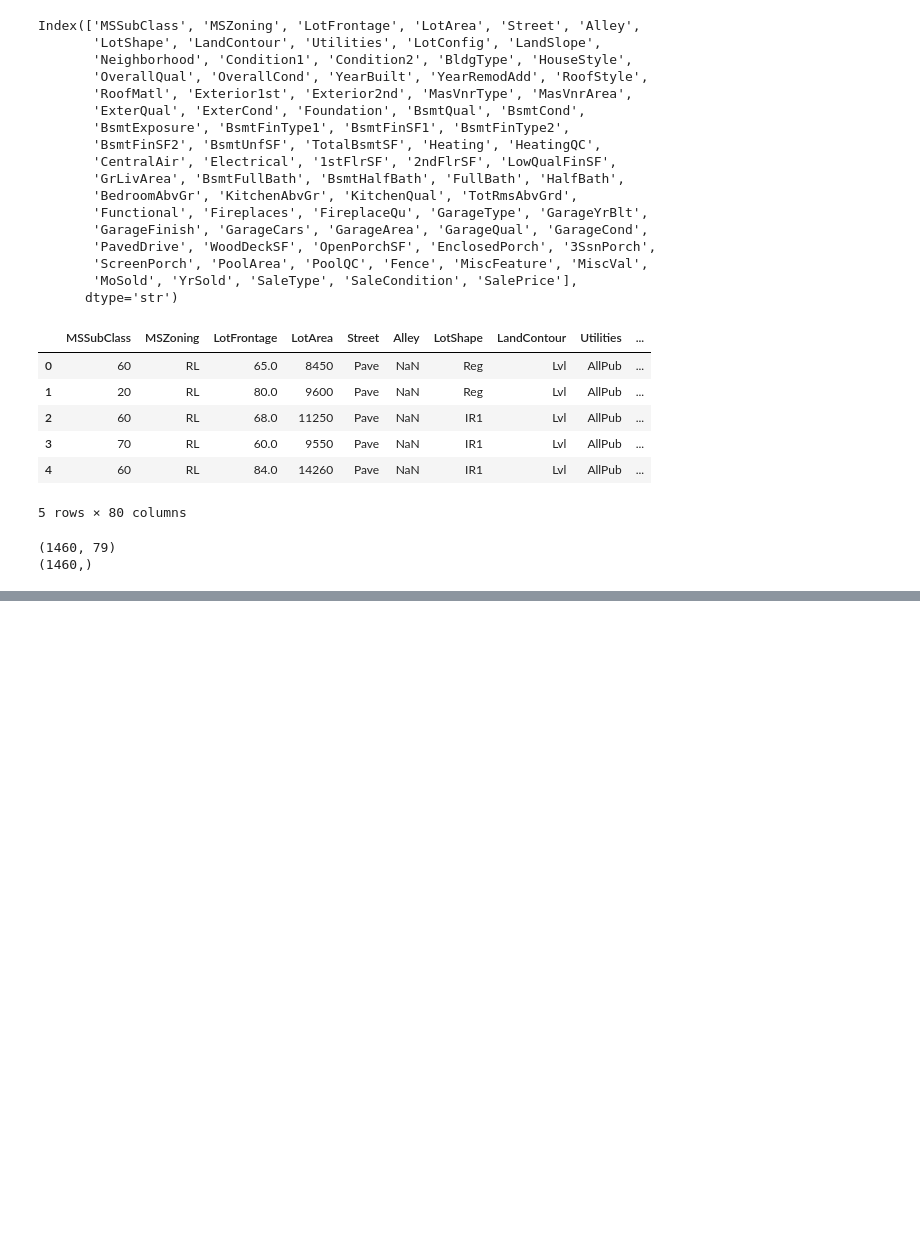
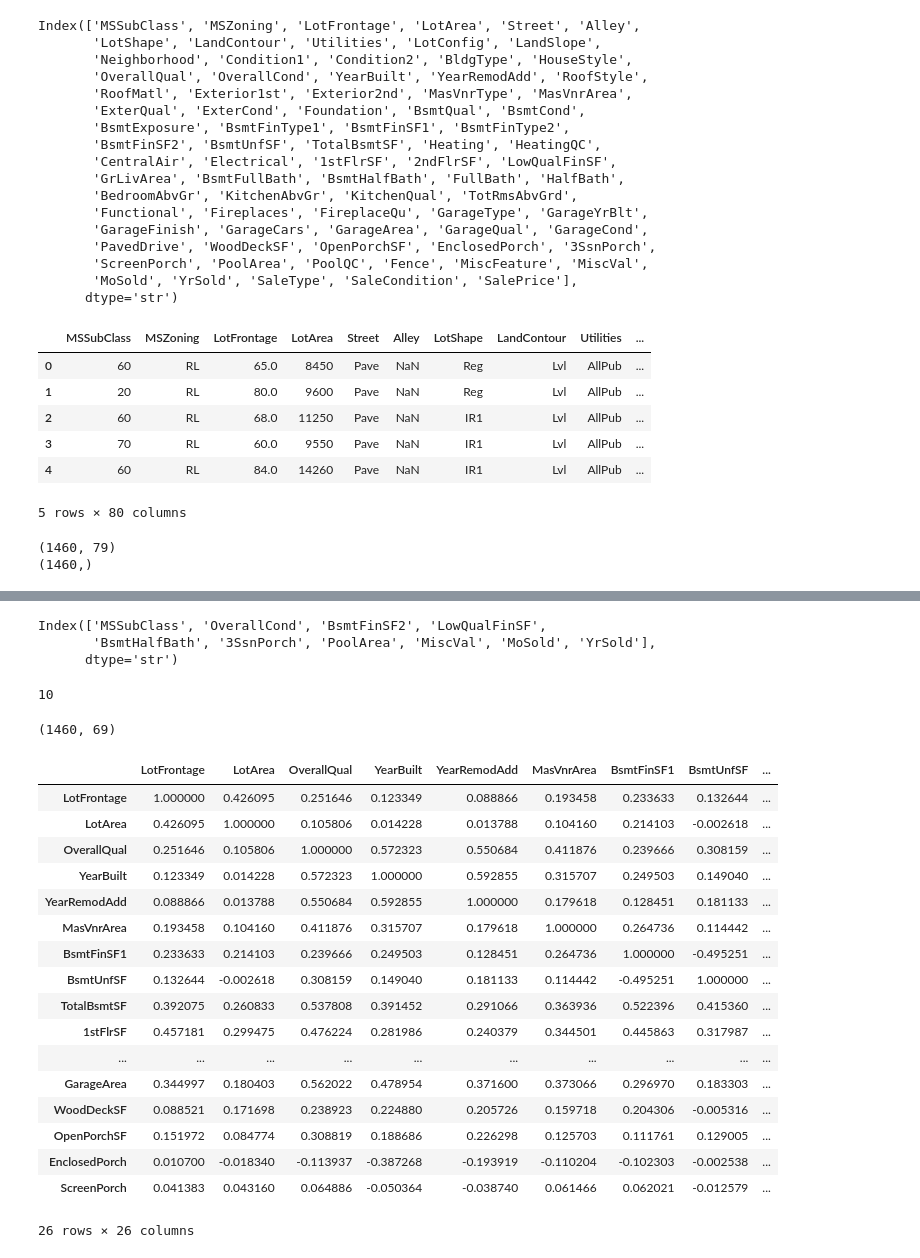
Before and after one commit to Prashantpd7/AI_ML, a Jupyter notebook: Krish_Naik/Feature_Engineering/practicing.ipynb, the cells around one changed output, grey strips where cells are left out. Saved outputs shown, nothing was run; the diff lists cells and outputs as text; code cells hidden in the pictures; blank space fills up the shorter version.

```diff
--- a/Krish_Naik/Feature_Engineering/practicing.ipynb
+++ b/Krish_Naik/Feature_Engineering/practicing.ipynb
@@ -97,0 +104,2 @@ print(y.shape)
+# %%
+target_corr = x_numeric.corrwith(y)
@@ -97,0 +160,41 @@ print(y.shape)
+# %%
+low_corr_feature = target_corr[abs(target_corr) < 0.1].index
+# %%
+low_corr_feature
+# %% [output]
+Index(['MSSubClass', 'OverallCond', 'BsmtFinSF2', 'LowQualFinSF',
+       'BsmtHalfBath', '3SsnPorch', 'PoolArea', 'MiscVal', 'MoSold', 'YrSold'],
+      dtype='str')
+# %%
+len(low_corr_feature)
+# %% [output]
+10
+# %%
+x = x.drop(columns = low_corr_feature)
+# %%
+x.shape
+# %% [output]
+(1460, 69)
+# %%
+corr_matrix = x.select_dtypes(include="number").corr()
+# %%
+corr_matrix
+# %% [output]
+|  | LotFrontage | LotArea | OverallQual | YearBuilt | YearRemodAdd | MasVnrArea | BsmtFinSF1 | BsmtUnfSF | ... |
+| LotFrontage | 1.000000 | 0.426095 | 0.251646 | 0.123349 | 0.088866 | 0.193458 | 0.233633 | 0.132644 | ... |
+| LotArea | 0.426095 | 1.000000 | 0.105806 | 0.014228 | 0.013788 | 0.104160 | 0.214103 | -0.002618 | ... |
+| OverallQual | 0.251646 | 0.105806 | 1.000000 | 0.572323 | 0.550684 | 0.411876 | 0.239666 | 0.308159 | ... |
+| YearBuilt | 0.123349 | 0.014228 | 0.572323 | 1.000000 | 0.592855 | 0.315707 | 0.249503 | 0.149040 | ... |
+| YearRemodAdd | 0.088866 | 0.013788 | 0.550684 | 0.592855 | 1.000000 | 0.179618 | 0.128451 | 0.181133 | ... |
+| MasVnrArea | 0.193458 | 0.104160 | 0.411876 | 0.315707 | 0.179618 | 1.000000 | 0.264736 | 0.114442 | ... |
+| BsmtFinSF1 | 0.233633 | 0.214103 | 0.239666 | 0.249503 | 0.128451 | 0.264736 | 1.000000 | -0.495251 | ... |
+| BsmtUnfSF | 0.132644 | -0.002618 | 0.308159 | 0.149040 | 0.181133 | 0.114442 | -0.495251 | 1.000000 | ... |
+| TotalBsmtSF | 0.392075 | 0.260833 | 0.537808 | 0.391452 | 0.291066 | 0.363936 | 0.522396 | 0.415360 | ... |
+| 1stFlrSF | 0.457181 | 0.299475 | 0.476224 | 0.281986 | 0.240379 | 0.344501 | 0.445863 | 0.317987 | ... |
+| ... | ... | ... | ... | ... | ... | ... | ... | ... | ... |
+| GarageArea | 0.344997 | 0.180403 | 0.562022 | 0.478954 | 0.371600 | 0.373066 | 0.296970 | 0.183303 | ... |
+| WoodDeckSF | 0.088521 | 0.171698 | 0.238923 | 0.224880 | 0.205726 | 0.159718 | 0.204306 | -0.005316 | ... |
+| OpenPorchSF | 0.151972 | 0.084774 | 0.308819 | 0.188686 | 0.226298 | 0.125703 | 0.111761 | 0.129005 | ... |
+| EnclosedPorch | 0.010700 | -0.018340 | -0.113937 | -0.387268 | -0.193919 | -0.110204 | -0.102303 | -0.002538 | ... |
+| ScreenPorch | 0.041383 | 0.043160 | 0.064886 | -0.050364 | -0.038740 | 0.061466 | 0.062021 | -0.012579 | ... |
+26 rows × 26 columns
```
Also changed, not shown: parts of 9 cells of this notebook.
